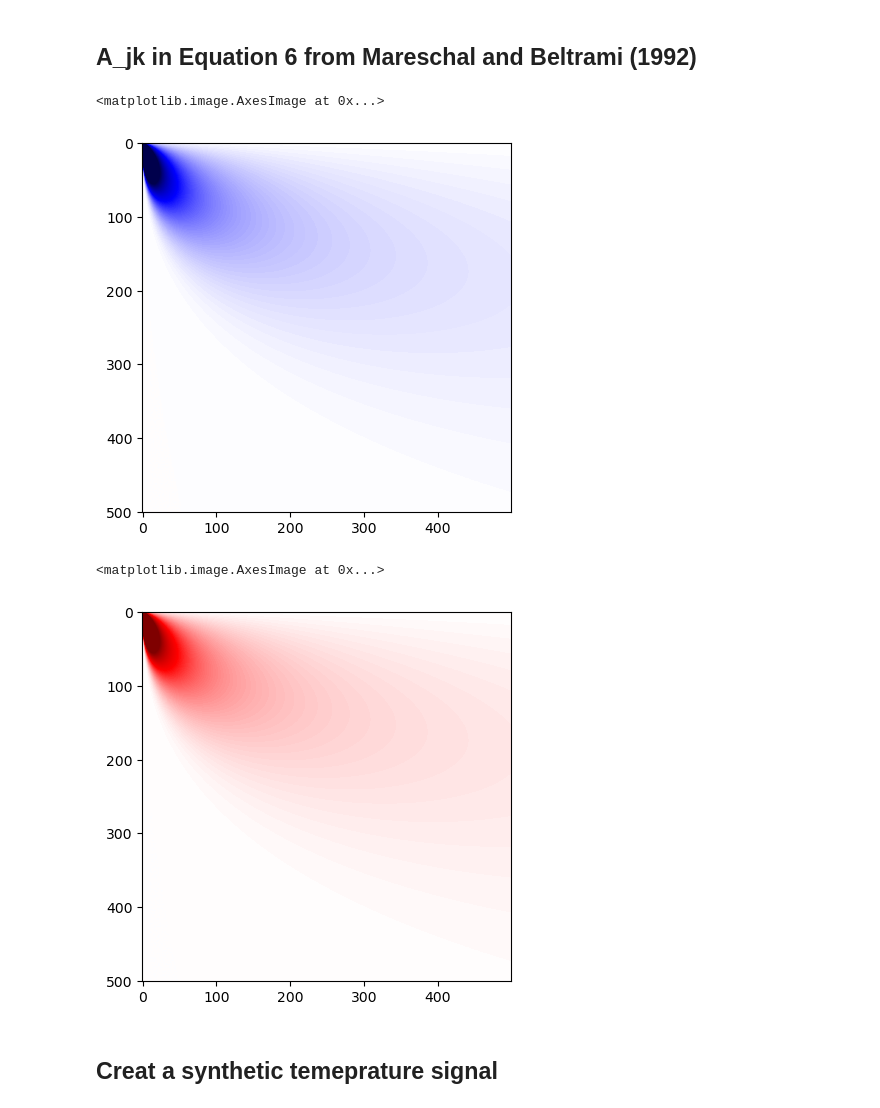
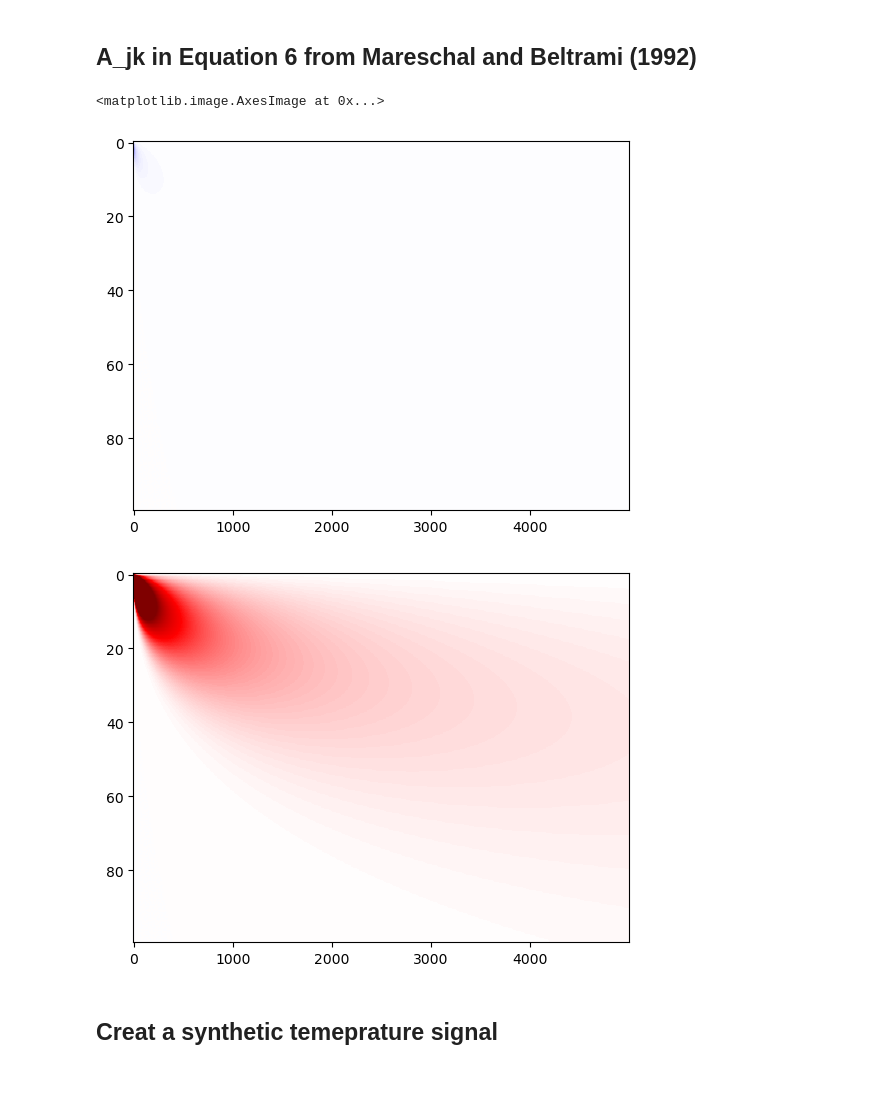
Before and after one commit to johnmorganmanos/Antarctica_AH_Thermometry, a Jupyter notebook: SVD_testing.ipynb, the cells around one changed output. Cells and saved outputs as stored; diff of their text form; code cells hidden in the pictures; blank space fills up the shorter version.

```diff
--- a/SVD_testing.ipynb
+++ b/SVD_testing.ipynb
@@ -37,19 +35,25 @@ t = np.linspace(0.0001,500,501)
+# %%
+num_steps = 5000
+nz=100
+
+t = np.linspace(0.0001,100,num_steps)
+z = np.linspace(0.0001,200,nz)
 # %%
 # fig,ax = plt.subplots()
 A_jk = np.zeros((len(z),len(t)-1))
 for i in range(len(t)-1):
     T_z = np.zeros(len(z))
     for k,j in enumerate(z):
         T = math.erfc(j/ (2*np.sqrt(k_diff*t[i]))) - math.erfc(j/ (2*np.sqrt(k_diff*t[i+1])))
         T_z[k]=T
 #     ax.plot(T_z, z*-1)
     A_jk[:,i]=T_z
 fig,ax = plt.subplots()
-v=0.01
-ax.imshow(A_jk,cmap='seismic', vmin=-v,vmax=v)
+v=.1
+ax.imshow(A_jk,cmap='seismic', vmin=-v,vmax=v, aspect='auto')
 # %% [output]
 <matplotlib.image.AxesImage at 0x...>
-[figure, old version]
+[figure, new version]
 # %%
 ### Error functions flipped around test
 
@@ -64,11 +68,11 @@ for i in range(len(t)-1):
     A_jk[:,i]=T_z
 
 fig,ax = plt.subplots()
-v=0.01
-ax.imshow(A_jk,cmap='seismic', vmin=-v,vmax=v)
+v=0.001
+ax.imshow(A_jk,cmap='seismic', vmin=-v,vmax=v, aspect='auto')
+plt.show()
 # %% [output]
-<matplotlib.image.AxesImage at 0x...>
-[figure, old version]
+[figure, new version]
 # %% [markdown]
 ## Creat a synthetic temeprature signal
 # %%
```
Also changed, not shown: parts of 9 cells of this notebook.
